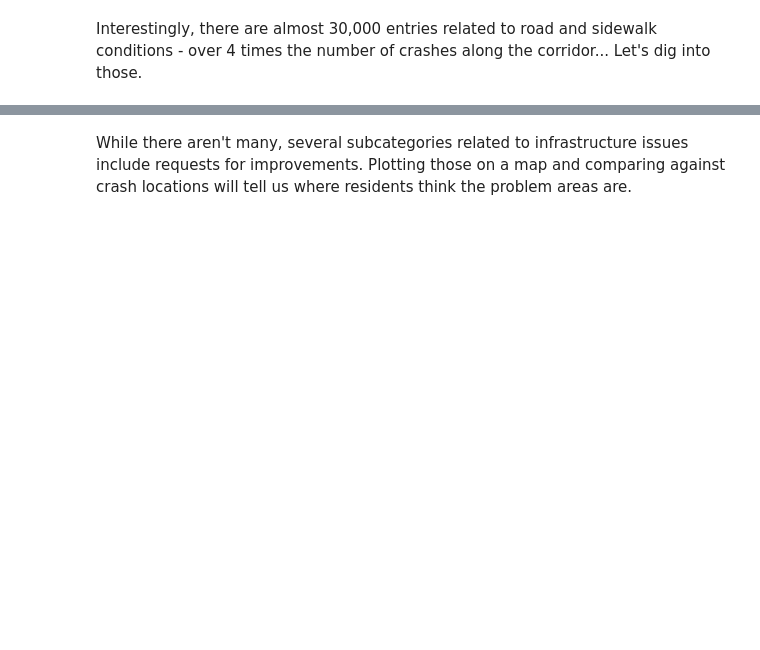
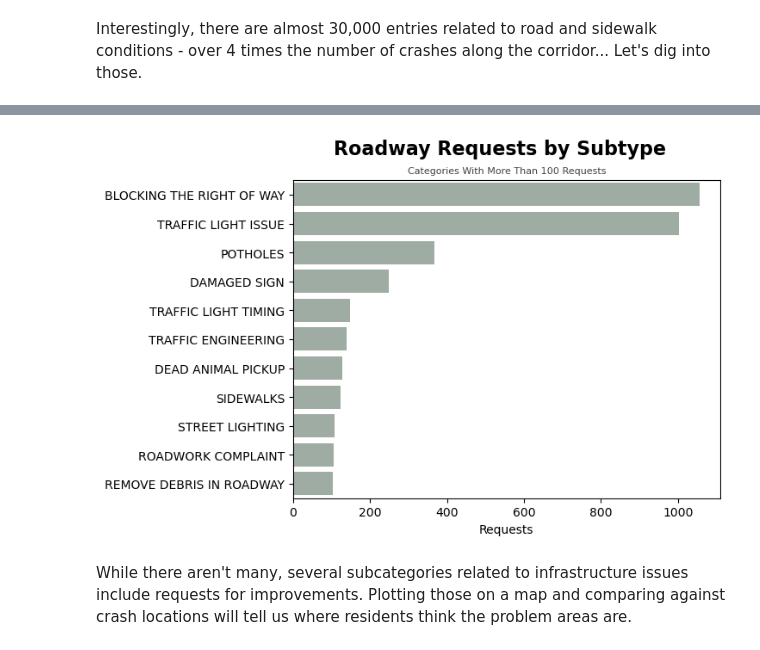
Before and after one commit to jchabinec/Making-Nashvilles-Streets-Safer, a Jupyter notebook: notebooks/eda.ipynb, the cells around one changed output, grey strips where cells are left out. Cells and saved outputs as stored; diff of their text form; code cells hidden in the pictures; blank space fills up the shorter version.

```diff
--- a/notebooks/eda.ipynb
+++ b/notebooks/eda.ipynb
@@ -295,0 +296,3 @@ Series([], Name: count, dtype: int64)
+# %%
+road_requests = nash_311[nash_311['case_request'] == 'STREETS, ROADS & SIDEWALKS']['case_subrequest'].value_counts().rename_axis('subrequest').reset_index(name = 'requests')
+road_requests
@@ -296,3 +317,12 @@ Series([], Name: count, dtype: int64)
+# %%
+sns.barplot(x = 'requests', y = 'subrequest', data = road_requests[road_requests['requests']>= 100], color = '#9DAEA3', dodge = False)
+plt.suptitle('Roadway Requests by Subtype', fontsize=16, weight='bold')
+plt.title('Categories With More Than 100 Requests', fontsize=8, alpha=0.75)
+plt.ylabel('')
+plt.xlabel('Requests')
+plt.savefig('../plots/road_requests.png', bbox_inches='tight', transparent=True);
+# %% [output]
+[figure, added]
 # %% [markdown]
 While there aren't many, several subcategories related to infrastructure issues include requests for improvements. Plotting those on a map and comparing against crash locations will tell us where residents think the problem areas are.
 # %%
```
Also changed, not shown: parts of 20 cells of this notebook, 10 other files.
